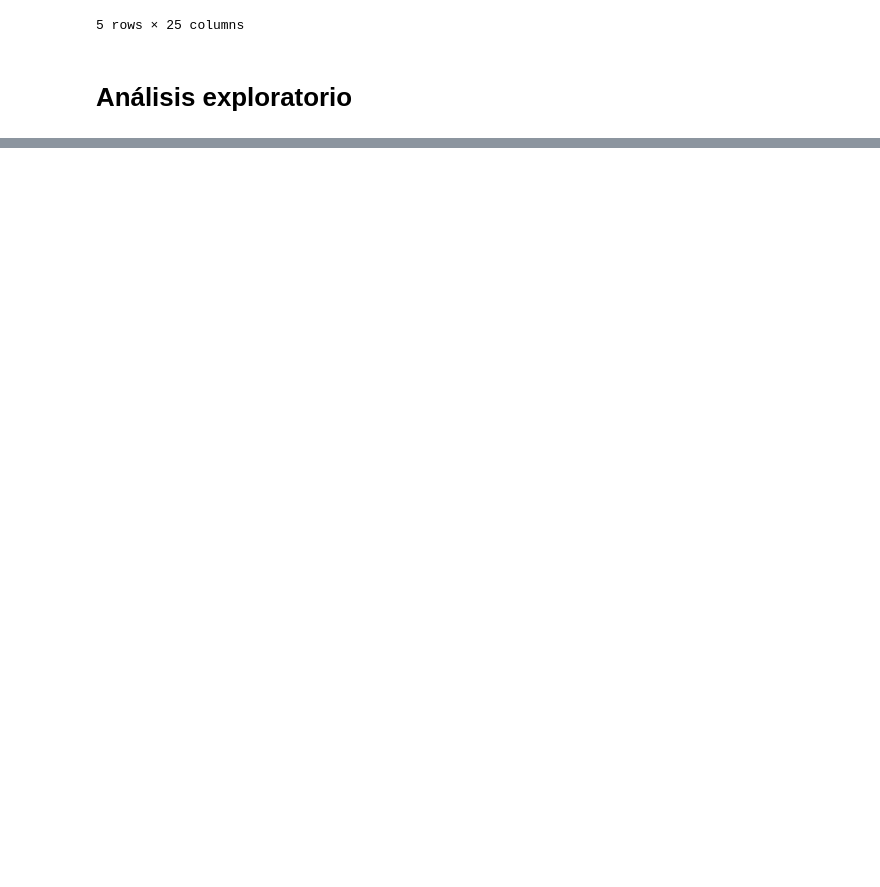
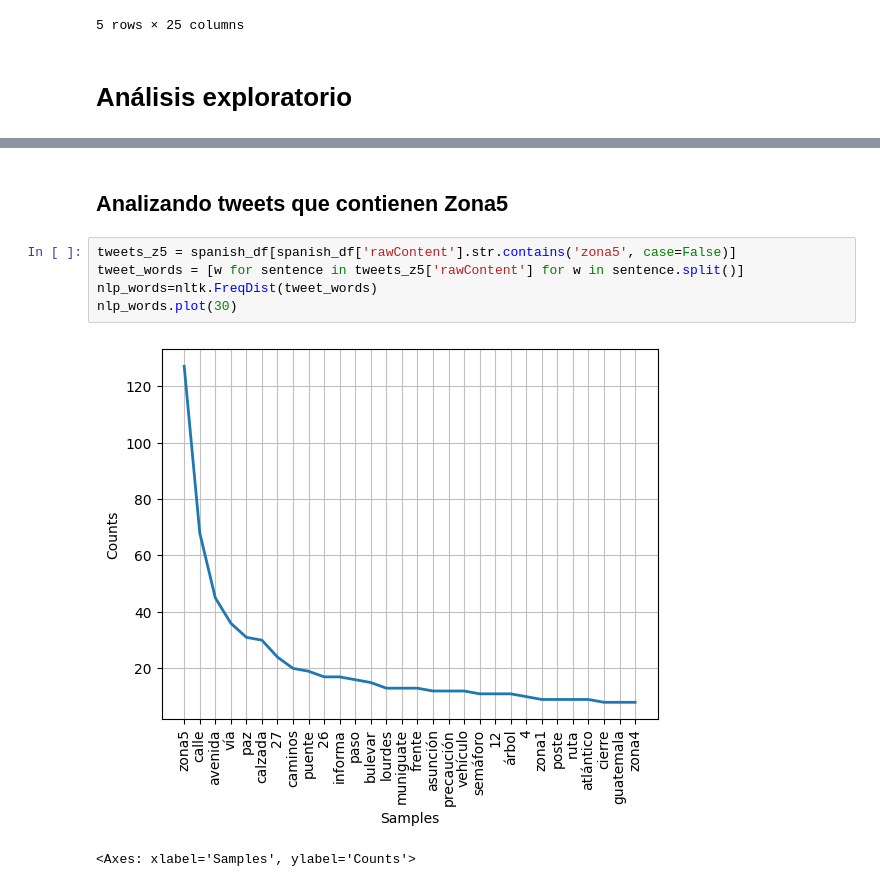
Before and after one commit to guillermoSb/datascience_laboratorio6, a Jupyter notebook: Problema1.ipynb, the cells around one changed output, grey strips where cells are left out. Cells and saved outputs as stored; diff of their text form; blank space fills up the shorter version.

```diff
--- a/Problema1.ipynb
+++ b/Problema1.ipynb
@@ -660,0 +699,10 @@ df.head()
+# %% [markdown]
+## Analizando tweets que contienen Zona5
+# %%
+tweets_z5 = spanish_df[spanish_df['rawContent'].str.contains('zona5', case=False)]
+tweet_words = [w for sentence in tweets_z5['rawContent'] for w in sentence.split()]
+nlp_words=nltk.FreqDist(tweet_words)
+nlp_words.plot(30)
+# %% [output]
+[figure, added]
+<Axes: xlabel='Samples', ylabel='Counts'>
```
Also changed, not shown: parts of 9 cells of this notebook.
